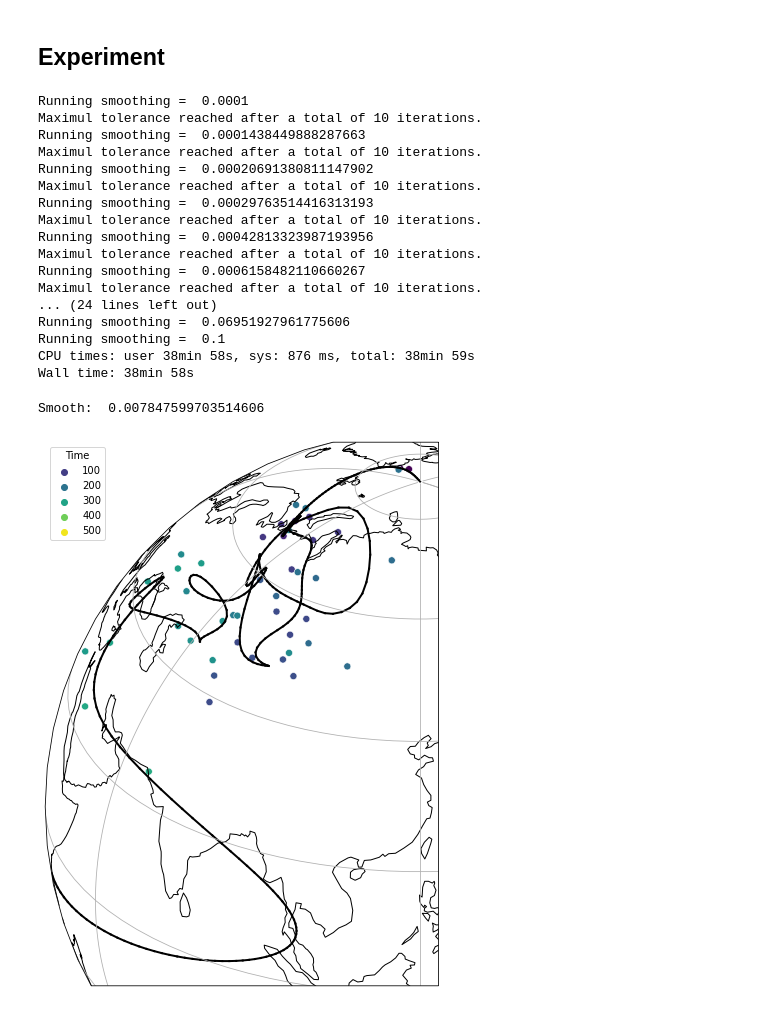
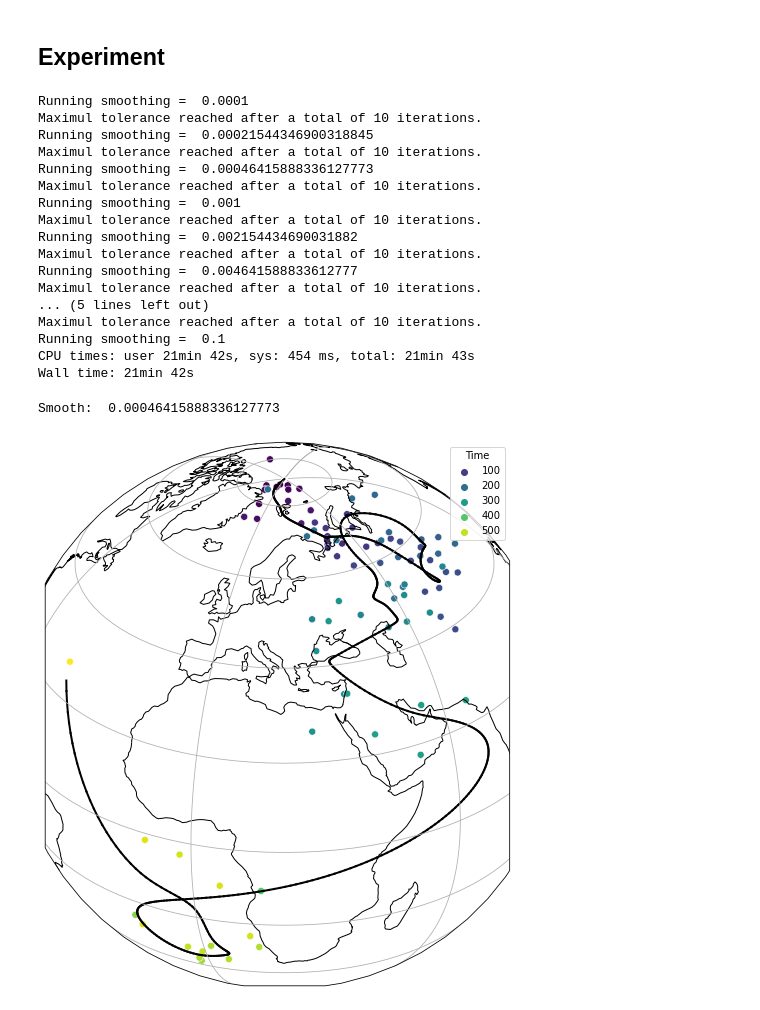
Before and after one commit to PolarWandering/PaleoStats, a Jupyter notebook: Spherical_Splines.ipynb, the cells around one changed output. Drawn from its saved outputs; the diff is of its cells as text; code cells hidden in the pictures.

```diff
--- a/Spherical_Splines.ipynb
+++ b/Spherical_Splines.ipynb
@@ -52,7 +53,10 @@ elif example == 'toy':
 
 if example == 'Torsvik2012':
     df = pd.read_csv('data/Torsvik-etal-2012_dataset.csv', encoding="cp1254")
-    df = df[df.Plate.isin(['Amazonia', 'Parana', 'Colorado', 'Southern_Africa'])]
+    print(np.unique(df.Plate))
+    #WesternAustralia, East Antarctica, the Indian subcontinent, Madagascar,South America (Amazonia, Parana, Colorado and Patagonia), NWand NE Africa, Somalia, and Arabia.
+    df = df[df.Plate.isin(['Amazonia', 'Parana', 'Colorado', 'Southern_Africa', 'East_Antarctica', 'Madagascar', 'Patagonia', 'Northeast_Africa'
+ 'Northwest_Africa', 'Somalia', 'Arabia'])]
     print(np.unique(df.Plate))
     df.RLat.fillna(df.Lat, inplace=True)
     df.RLon.fillna(df.Lon, inplace=True)
@@ -107,7 +112,7 @@ sns.scatterplot(ax=ax, x = df['Lon'], y = df['Lat'],
 # %%
 %%time
 
-log_smoothings = np.linspace(-4, -1, 20)
+log_smoothings = np.linspace(-4, -1, 10)
 smoothings = 10 ** log_smoothings
 # smoothings = [0.0001]
 
@@ -129,51 +134,51 @@ for s in smoothings:
 # %% [output]
 Running smoothing =  0.0001
 Maximul tolerance reached after a total of 10 iterations.
-Running smoothing =  0.0001438449888287663
+Running smoothing =  0.00021544346900318845
 Maximul tolerance reached after a total of 10 iterations.
-Running smoothing =  0.00020691380811147902
+Running smoothing =  0.00046415888336127773
 Maximul tolerance reached after a total of 10 iterations.
-Running smoothing =  0.00029763514416313193
+Running smoothing =  0.001
 Maximul tolerance reached after a total of 10 iterations.
-Running smoothing =  0.00042813323987193956
+Running smoothing =  0.002154434690031882
 Maximul tolerance reached after a total of 10 iterations.
-Running smoothing =  0.0006158482110660267
+Running smoothing =  0.004641588833612777
 Maximul tolerance reached after a total of 10 iterations.
-... (24 lines left out)
-Running smoothing =  0.06951927961775606
+... (5 lines left out)
+Maximul tolerance reached after a total of 10 iterations.
 Running smoothing =  0.1
-CPU times: user 38min 58s, sys: 876 ms, total: 38min 59s
-Wall time: 38min 58s
+CPU times: user 21min 42s, sys: 454 ms, total: 21min 43s
+Wall time: 21min 42s
 # %%
 all_keys = list(all_curves.keys())
-idx = 12
+idx = 2
 s = all_keys[idx]
 print('Smooth: ', s)
 
 curve = all_curves[s]
 
 plt.figure(figsize=(10,10))
-ax = plt.axes(projection=ccrs.Orthographic(central_latitude=30, central_longitude=120))
+ax = plt.axes(projection=ccrs.Orthographic(central_latitude=30, central_longitude=20))
 
 ax.coastlines()
 ax.gridlines()
 
 # the first point is just noise...
 sph_splines = curve.knot_values[1:]
 
 knot_values_sph = cart2sph(sph_splines, radians=False)[::10,:]
 
 for i in range(knot_values_sph.shape[0]-1):
     plt.plot([knot_values_sph[i,0], knot_values_sph[i+1,0]],
              [knot_values_sph[i,1], knot_values_sph[i+1,1]],
              linewidth=2, color='black',
              transform = ccrs.Geodetic())
 
 
 sns.scatterplot(ax=ax, x = df['Lon'], y = df['Lat'],
                 hue = df['Time'], s=50,
                 palette="viridis",
                 transform = ccrs.PlateCarree());
 # %% [output]
-Smooth:  0.007847599703514606
+Smooth:  0.00046415888336127773
-[figure, old version]
+[figure, new version]
```
Also changed, not shown: parts of 3 cells of this notebook.
